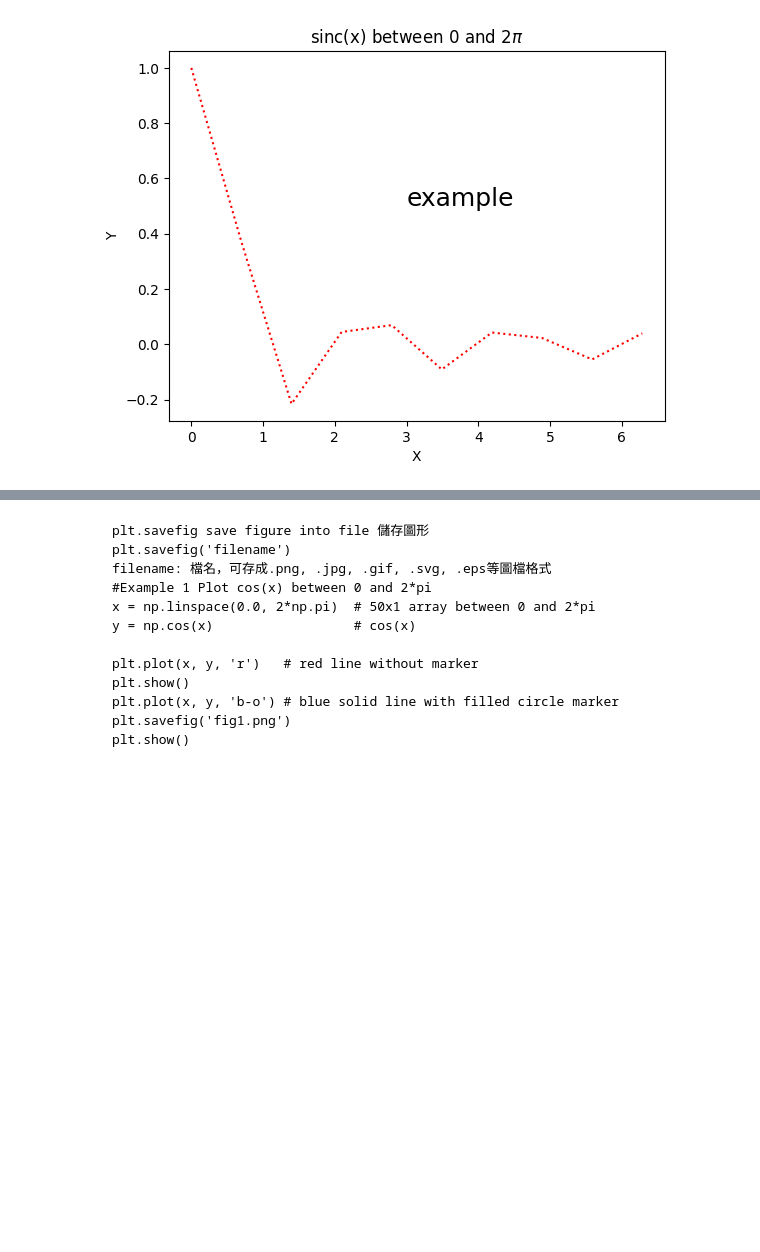
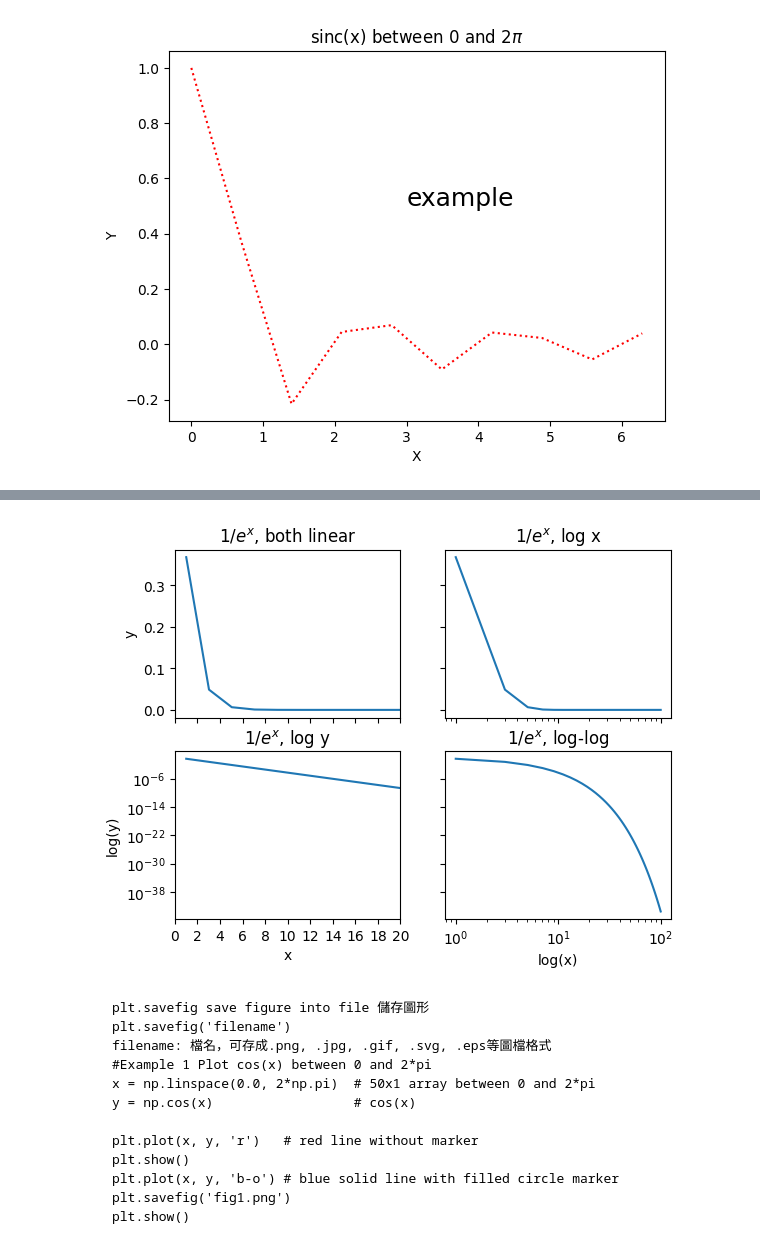
Before and after one commit to mccoy0928/pandas_dataframe, a Jupyter notebook: 20230801_numpy.ipynb, the cells around one changed output, grey strips where cells are left out. Saved outputs shown, nothing was run; the diff lists cells and outputs as text; code cells hidden in the pictures; blank space fills up the shorter version.

````diff
--- a/20230801_numpy.ipynb
+++ b/20230801_numpy.ipynb
@@ -213,3 +267,45 @@ plt.show()
+# %%
+# example of plot 2x2 figures in the same window
+
+# import numpy as np
+# import matplotlib.pyplot as plt
+
+# generate x and y array
+x=np.linspace(1,100)
+y=1/np.exp(x)
+
+# split window
+f, ax = plt.subplots(2,2,sharex='col',sharey='row')
+
+#upper left
+ax[0,0].plot(x,y)
+ax[0,0].set_title(r'1/$e^{x}$, both linear')
+ax[0,0].set_ylabel('y')
+
+#upper right
+ax[0,1].plot(x,y)
+ax[0,1].set_title(r'1/$e^{x}$, log x')
+
+#lower left
+ax[1,0].plot(x,y)
+ax[1,0].set_yscale('log')
+ax[1,0].set_title(r'1/$e^{x}$, log y')
+ax[1,0].set_xlabel('x')
+ax[1,0].set_ylabel('log(y)')
+ax[1,0].set_xticks(np.linspace(0,20,11))
+ax[1,0].set_xlim([0,20])
+
+#lower right
+ax[1,1].plot(x,y)
+ax[1,1].set_xscale('log')
+ax[1,1].set_title(r'1/$e^{x}$, log-log')
+ax[1,1].set_xlabel('log(x)')
+
+#save figure and show
+plt.savefig('2x2_subplot.png')
+plt.show()
+# %% [output]
+[figure, added]
 # %% [markdown]
 ```
 plt.savefig save figure into file 儲存圖形
````
Also changed, not shown: parts of 6 cells of this notebook.
